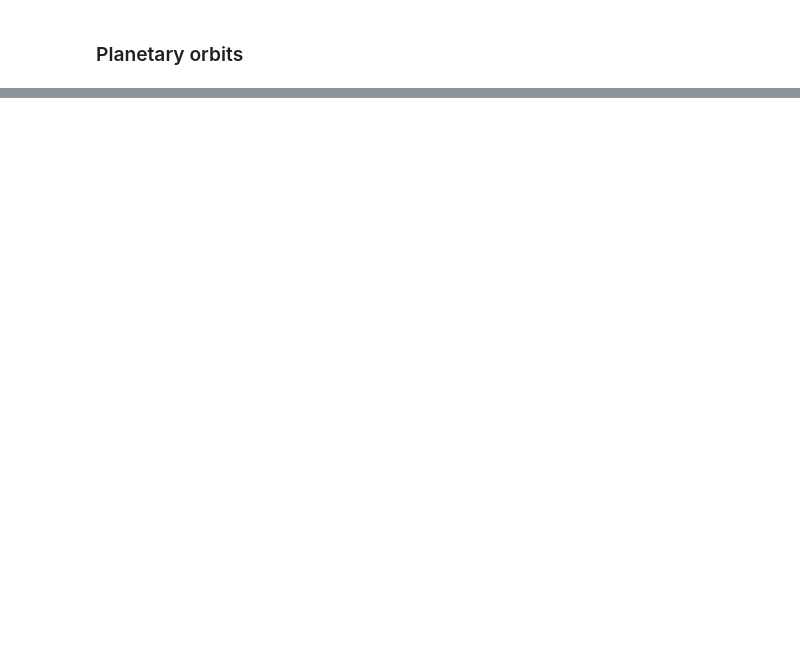
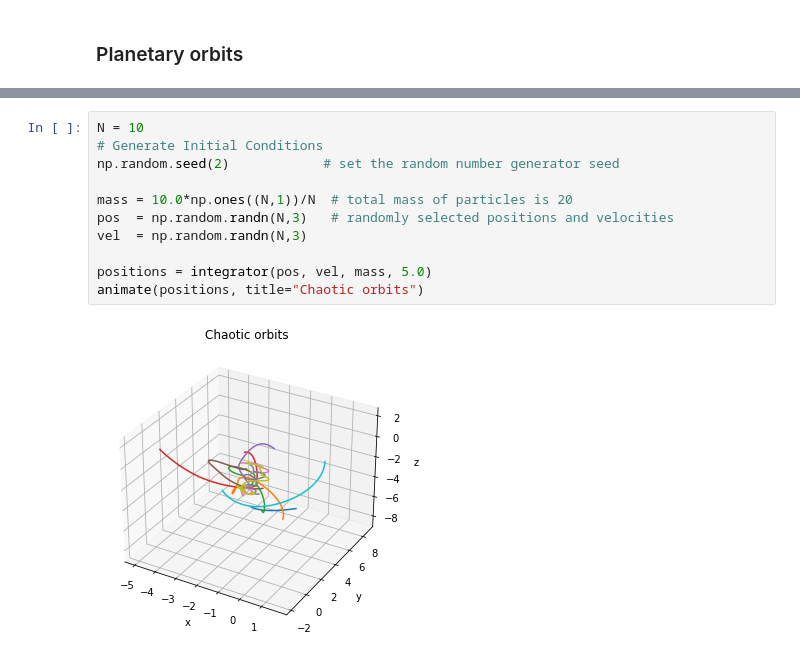
Before and after one commit to j-moncr/N-body-simulation, a Jupyter notebook: Nbody-simulator.ipynb, the cells around one changed output, grey strips where cells are left out. Cells and saved outputs as stored; diff of their text form; blank space fills up the shorter version.

```diff
--- a/Nbody-simulator.ipynb
+++ b/Nbody-simulator.ipynb
@@ -196,0 +202,13 @@ animate(positions)
+# %%
+N = 10
+# Generate Initial Conditions
+np.random.seed(2)            # set the random number generator seed
+
+mass = 10.0*np.ones((N,1))/N  # total mass of particles is 20
+pos  = np.random.randn(N,3)   # randomly selected positions and velocities
+vel  = np.random.randn(N,3)
+
+positions = integrator(pos, vel, mass, 5.0)
+animate(positions, title="Chaotic orbits")
+# %% [output]
+[figure, added]
```
Also changed, not shown: parts of 3 cells of this notebook.
